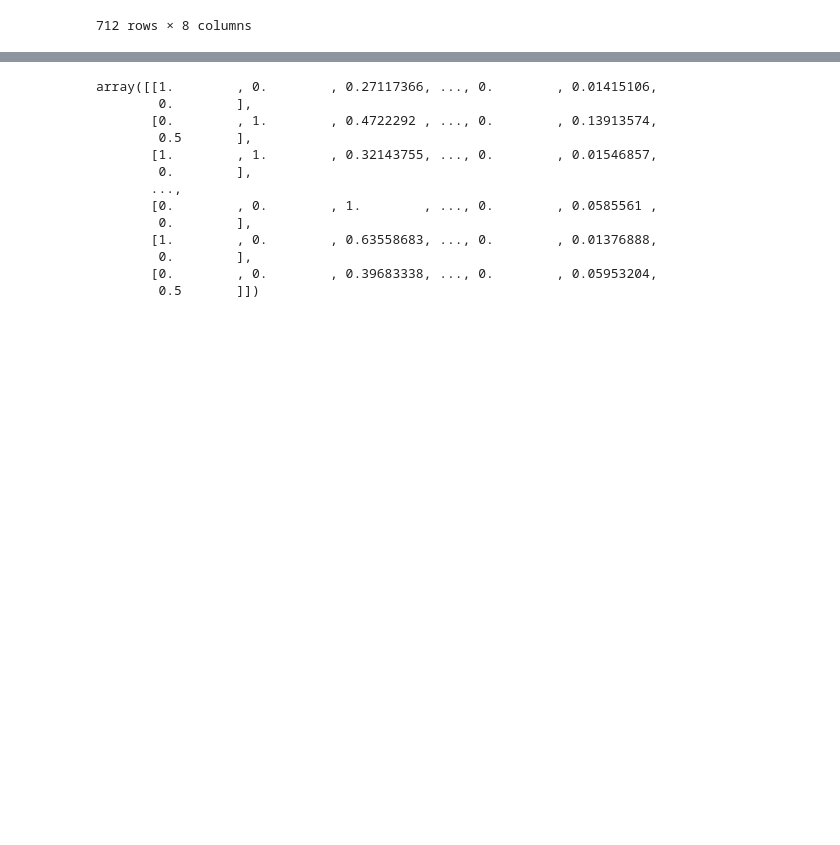
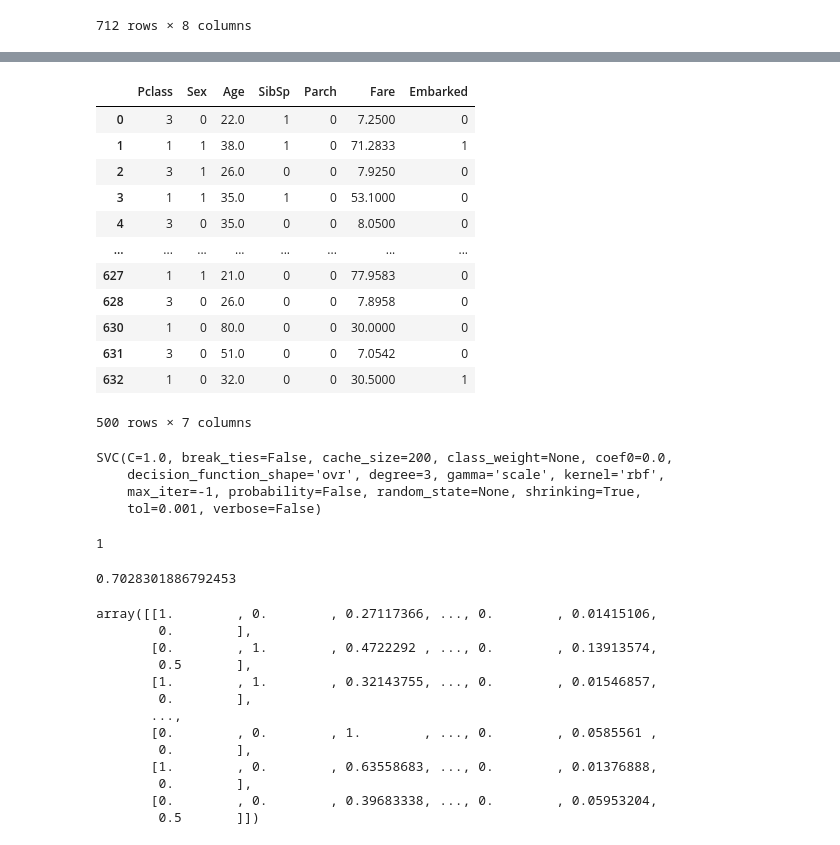
Before and after one commit to komi24/PythonBNP02122020, a Jupyter notebook: Titanic.ipynb, the cells around one changed output, grey strips where cells are left out. Cells and saved outputs as stored; diff of their text form; code cells hidden in the pictures; blank space fills up the shorter version.

```diff
--- a/Titanic.ipynb
+++ b/Titanic.ipynb
@@ -24,3 +83,51 @@ df
+# %%
+data_train = df.iloc[:500]
+data_test = df.iloc[500:]
+
+Y_train = data_train["Survived"]
+X_train = data_train.drop(columns=["Survived"])
+
+Y_test = data_test["Survived"]
+X_test = data_test.drop(columns=["Survived"])
+
+X_train
+# %% [output]
+|  | Pclass | Sex | Age | SibSp | Parch | Fare | Embarked |
+| 0 | 3 | 0 | 22.0 | 1 | 0 | 7.2500 | 0 |
+| 1 | 1 | 1 | 38.0 | 1 | 0 | 71.2833 | 1 |
+| 2 | 3 | 1 | 26.0 | 0 | 0 | 7.9250 | 0 |
+| 3 | 1 | 1 | 35.0 | 1 | 0 | 53.1000 | 0 |
+| 4 | 3 | 0 | 35.0 | 0 | 0 | 8.0500 | 0 |
+| ... | ... | ... | ... | ... | ... | ... | ... |
+| 627 | 1 | 1 | 21.0 | 0 | 0 | 77.9583 | 0 |
+| 628 | 3 | 0 | 26.0 | 0 | 0 | 7.8958 | 0 |
+| 630 | 1 | 0 | 80.0 | 0 | 0 | 30.0000 | 0 |
+| 631 | 3 | 0 | 51.0 | 0 | 0 | 7.0542 | 0 |
+| 632 | 1 | 0 | 32.0 | 0 | 0 | 30.5000 | 1 |
+500 rows × 7 columns
+# %%
+from sklearn.svm import SVC
+
+classifier = SVC()
+
+# apprentisage sur la base de training
+classifier.fit(X_train, Y_train)
+# %% [output]
+SVC(C=1.0, break_ties=False, cache_size=200, class_weight=None, coef0=0.0,
+    decision_function_shape='ovr', degree=3, gamma='scale', kernel='rbf',
+    max_iter=-1, probability=False, random_state=None, shrinking=True,
+    tol=0.001, verbose=False)
+# %%
+# prediction
+classifier.predict(X_test)
+# X_test.iloc[6]
+# Y_test.iloc[6]
+# %% [output]
+1
+# %%
+classifier.score(X_test, Y_test)
+# %% [output]
+0.7028301886792453
 # %%
 from sklearn.preprocessing import MinMaxScaler
 
```
Also changed, not shown: parts of 5 cells of this notebook, 18 other files.
